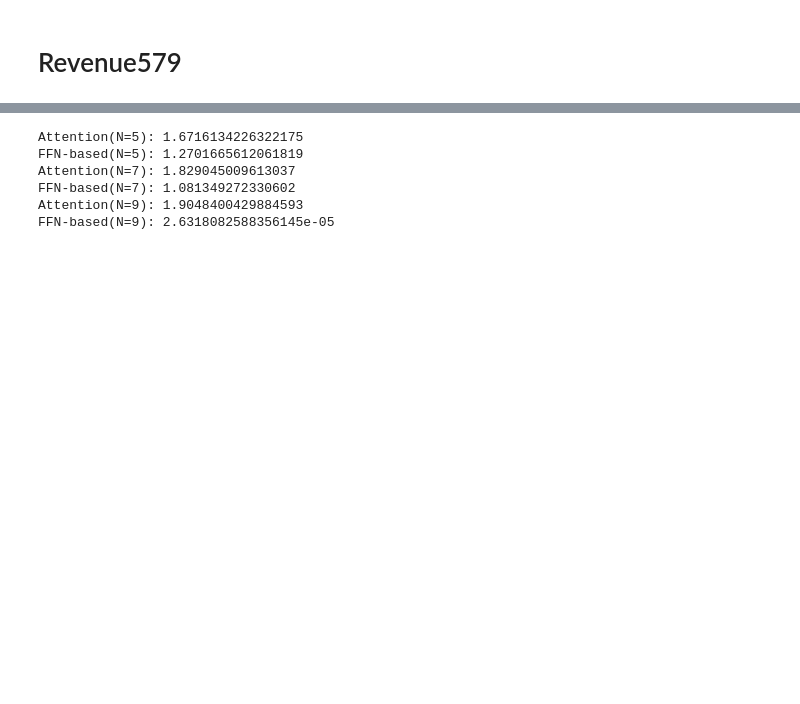
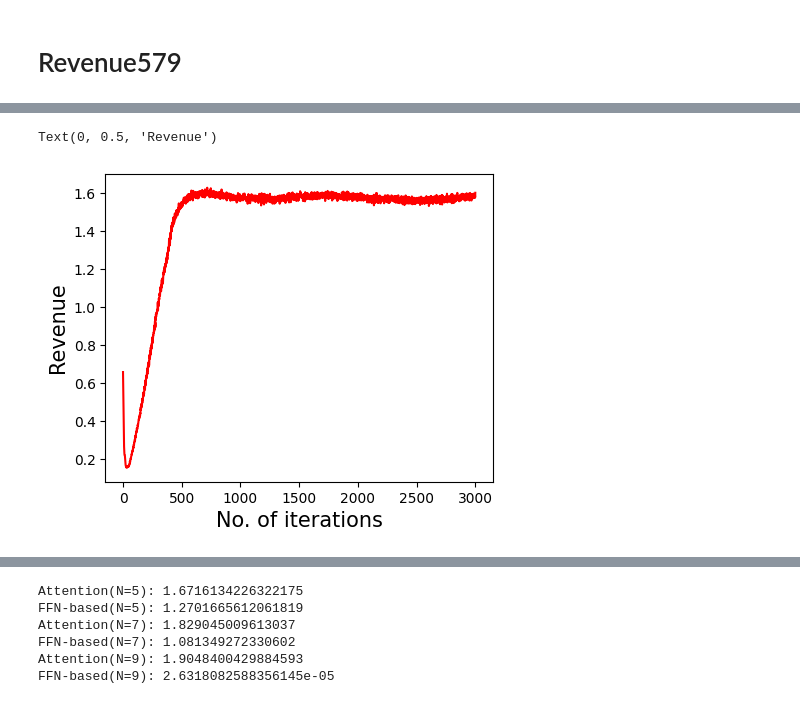
Before and after one commit to qkhanh711/optimaler-modify, a Jupyter notebook: plots/plot.ipynb, the cells around one changed output, grey strips where cells are left out. Cells and saved outputs as stored; diff of their text form; code cells hidden in the pictures; blank space fills up the shorter version.

```diff
--- a/plots/plot.ipynb
+++ b/plots/plot.ipynb
@@ -127,0 +137,24 @@ plt.show()
+# %%
+path7x3 = ["/home/khanhnq/Code/Research/Auction_optimal/optimaler-modify/runs_RegretNet/setting_default_config_2/seed_1/model_result_3000_7x3_0.001"]
+
+import json
+import matplotlib.pyplot as plt
+
+with open(path7x3[0], "r") as f:
+    results7x3_regretformer = json.load(f)['revenue']
+
+figsize = (5, 4)
+
+# Setting figure size and creating plot
+fig = plt.figure(figsize=figsize)
+ax = fig.gca()
+
+# Plotting the data
+ax.plot(results7x3_regretformer, color='red', label="Attention-based (N=7)")
+
+# Adding labels and setting font size
+ax.set_xlabel("No. of iterations", fontsize=15)
+ax.set_ylabel("Revenue", fontsize=15)
+# %% [output]
+Text(0, 0.5, 'Revenue')
+[figure, added]
```
Also changed, not shown: parts of 11 cells of this notebook, 36 other files.
